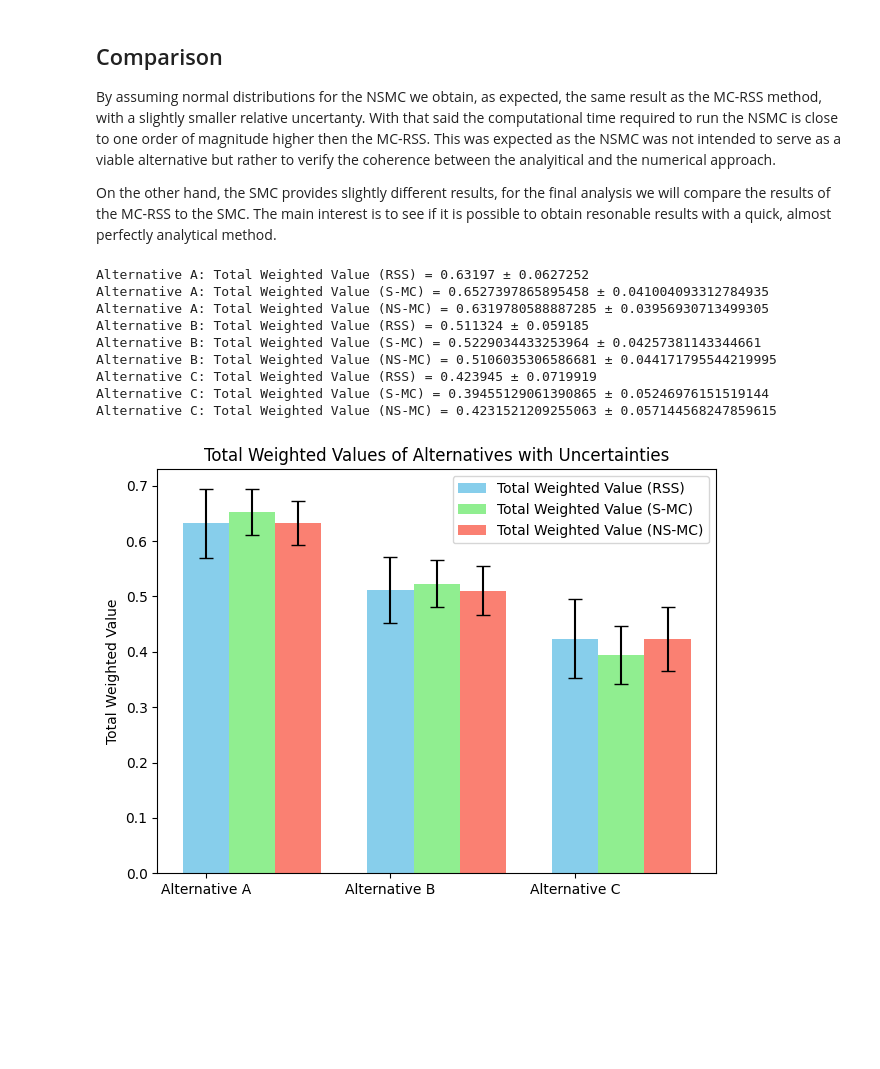
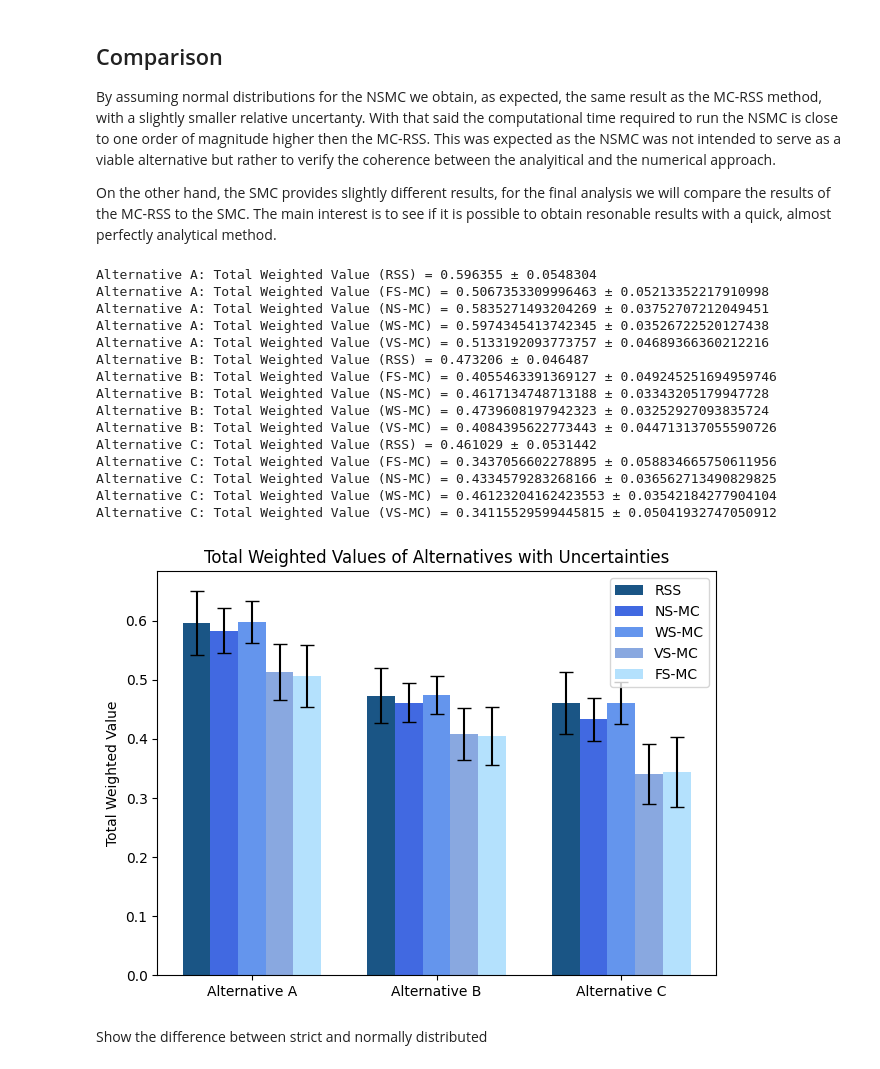
Before and after one commit to simo-pagliu/Master-Thesis, a Jupyter notebook: Uncertanty Propagation/UP-MCDA Method Comparisons.ipynb, the cells around one changed output. Cells and saved outputs as stored; diff of their text form; code cells hidden in the pictures; blank space fills up the shorter version.

Commit message:
more granularity on stric definitions

```diff
--- a/Uncertanty Propagation/UP-MCDA Method Comparisons.ipynb
+++ b/Uncertanty Propagation/UP-MCDA Method Comparisons.ipynb
@@ -73,2 +76,3 @@ sim_runs=10000
 # %%
-results_MC_strict, rel_err_MC_strict = mc_simulation(alternatives, vf_list, weights, weighted_sum, sim_runs, bin_size=100, strict=True)
+results_MC_strict, rel_err_MC_strict = mc_simulation(alternatives, vf_list, weights, weighted_sum, sim_runs, bin_size=100, strict_v=True, strict_w=True)
+print(f"MC Error: {np.mean(rel_err_MC_strict)*100} %")
@@ -75,2 +81,3 @@ results_MC_strict, rel_err_MC_strict = mc_simulation(alternatives, vf_list, weig
 # %%
-results_MC_non_strict, rel_err_MC_non_strict = mc_simulation(alternatives, vf_list, weights, weighted_sum, sim_runs, bin_size=100, strict=False)
+results_MC_non_strict, rel_err_MC_non_strict = mc_simulation(alternatives, vf_list, weights, weighted_sum, sim_runs, bin_size=100, strict_v=False, strict_w=False)
+print(f"MC Error: {np.mean(rel_err_MC_non_strict)*100} %")
@@ -76,0 +86,3 @@ results_MC_non_strict, rel_err_MC_non_strict = mc_simulation(alternatives, vf_li
+# %%
+results_MC_partial_strict_w, rel_err_MC_partial_strict_w = mc_simulation(alternatives, vf_list, weights, weighted_sum, sim_runs, bin_size=100, strict_v=False, strict_w=True)
+print(f"MC Error: {np.mean(rel_err_MC_partial_strict_w)*100} %")
@@ -76,0 +91,3 @@ results_MC_non_strict, rel_err_MC_non_strict = mc_simulation(alternatives, vf_li
+# %%
+results_MC_partial_strict_v, rel_err_MC_partial_strict_v = mc_simulation(alternatives, vf_list, weights, weighted_sum, sim_runs, bin_size=100, strict_v=True, strict_w=False)
+print(f"MC Error: {np.mean(rel_err_MC_partial_strict_v)*100} %")
@@ -79,45 +98,67 @@ results_MC_non_strict, rel_err_MC_non_strict = mc_simulation(alternatives, vf_li
 By assuming normal distributions for the NSMC we obtain, as expected, the same result as the MC-RSS method, with a slightly smaller relative uncertanty. With that said the computational time required to run the NSMC is close to one order of magnitude higher then the MC-RSS. This was expected as the NSMC was not intended to serve as a viable alternative but rather to verify the coherence between the analyitical and the numerical approach.
 
 On the other hand, the SMC provides slightly different results, for the final analysis we will compare the results of the MC-RSS to the SMC. The main interest is to see if it is possible to obtain resonable results with a quick, almost perfectly analytical method.
+# %%
+for i, r_rss in enumerate(results_MC_RSS):
+    print(f"Alternative {chr(65+results_MC_RSS.index(r_rss))}: Total Weighted Value (RSS) = {r_rss}")
+    print(f"Alternative {chr(65+i)}: Total Weighted Value (FS-MC) = {np.mean(results_MC_strict[:, i])} ± {np.std(results_MC_strict[:, i])}")
+    print(f"Alternative {chr(65+i)}: Total Weighted Value (NS-MC) = {np.mean(results_MC_non_strict[:, i])} ± {np.std(results_MC_non_strict[:, i])}")
+    print(f"Alternative {chr(65+i)}: Total Weighted Value (WS-MC) = {np.mean(results_MC_partial_strict_w[:, i])} ± {np.std(results_MC_partial_strict_w[:, i])}")
+    print(f"Alternative {chr(65+i)}: Total Weighted Value (VS-MC) = {np.mean(results_MC_partial_strict_v[:, i])} ± {np.std(results_MC_partial_strict_v[:, i])}")
+# %% [output]
+Alternative A: Total Weighted Value (RSS) = 0.596355 ± 0.0548304
+Alternative A: Total Weighted Value (FS-MC) = 0.5067353309996463 ± 0.05213352217910998
+Alternative A: Total Weighted Value (NS-MC) = 0.5835271493204269 ± 0.03752707212049451
+Alternative A: Total Weighted Value (WS-MC) = 0.5974345413742345 ± 0.03526722520127438
+Alternative A: Total Weighted Value (VS-MC) = 0.5133192093773757 ± 0.04689366360212216
+Alternative B: Total Weighted Value (RSS) = 0.473206 ± 0.046487
+Alternative B: Total Weighted Value (FS-MC) = 0.4055463391369127 ± 0.049245251694959746
+Alternative B: Total Weighted Value (NS-MC) = 0.4617134748713188 ± 0.03343205179947728
+Alternative B: Total Weighted Value (WS-MC) = 0.4739608197942323 ± 0.03252927093835724
+Alternative B: Total Weighted Value (VS-MC) = 0.4084395622773443 ± 0.044713137055590726
+Alternative C: Total Weighted Value (RSS) = 0.461029 ± 0.0531442
+Alternative C: Total Weighted Value (FS-MC) = 0.3437056602278895 ± 0.058834665750611956
+Alternative C: Total Weighted Value (NS-MC) = 0.4334579283268166 ± 0.036562713490829825
+Alternative C: Total Weighted Value (WS-MC) = 0.46123204162423553 ± 0.03542184277904104
+Alternative C: Total Weighted Value (VS-MC) = 0.34115529599445815 ± 0.05041932747050912
 # %%
 import matplotlib.pyplot as plt
-
-for i, r_rss in enumerate(results_MC_RSS):
-    print(f"Alternative {chr(65+results_MC_RSS.index(r_rss))}: Total Weighted Value (RSS) = {r_rss}")
-    print(f"Alternative {chr(65+i)}: Total Weighted Value (S-MC) = {np.mean(results_MC_strict[:, i])} ± {np.std(results_MC_strict[:, i])}")
-    print(f"Alternative {chr(65+i)}: Total Weighted Value (NS-MC) = {np.mean(results_MC_non_strict[:, i])} ± {np.std(results_MC_non_strict[:, i])}")
 
 labels = [f"Alternative {chr(65+i)}" for i in range(len(alternatives))]
 values_rss = [res.value for res in results_MC_RSS]
 values_smc = [np.mean(results_MC_strict[:, i]) for i in range(results_MC_strict.shape[1])]
 values_nsmc = [np.mean(results_MC_non_strict[:, i]) for i in range(results_MC_non_strict.shape[1])]
+values_partial_strict_w = [np.mean(results_MC_partial_strict_w[:, i]) for i in range(results_MC_partial_strict_w.shape[1])]
+values_partial_strict_v = [np.mean(results_MC_partial_strict_v[:, i]) for i in range(results_MC_partial_strict_v.shape[1])]
+
 uncertainties_rss = [res.uncertainty for res in results_MC_RSS]
 uncertainties_smc = [np.std(results_MC_strict[:, i]) for i in range(results_MC_strict.shape[1])]
 uncertainties_nsmc = [np.std(results_MC_non_strict[:, i]) for i in range(results_MC_non_strict.shape[1])]
+uncertainties_partial_strict_w = [np.std(results_MC_partial_strict_w[:, i]) for i in range(results_MC_partial_strict_w.shape[1])]
+uncertainties_partial_strict_v = [np.std(results_MC_partial_strict_v[:, i]) for i in range(results_MC_partial_strict_v.shape[1])]
+
 x = np.arange(len(labels))
-width = 0.25
+width = 0.15
 fig, ax = plt.subplots()
-bars_rss = ax.bar(x, values_rss, width, yerr=uncertainties_rss, capsize=5, label='Total Weighted Value (RSS)', color='skyblue', ecolor='black')
-bars_smc = ax.bar(x + width, values_smc, width, yerr=uncertainties_smc, capsize=5, label='Total Weighted Value (S-MC)', color='lightgreen', ecolor='black')
-bars_nsmc = ax.bar(x + 2*width, values_nsmc, width, yerr=uncertainties_nsmc, capsize=5, label='Total Weighted Value (NS-MC)', color='salmon', ecolor='black')
+
+# Order bars as: RSS, NS-MC, Partial Strict W, Partial Strict V, FS-MC
+bars_rss = ax.bar(x - 2 * width, values_rss, width, yerr=uncertainties_rss, capsize=5, label='RSS', color="#1A5585", ecolor='black')
+bars_nsmc = ax.bar(x - width, values_nsmc, width, yerr=uncertainties_nsmc, capsize=5, label='NS-MC', color='#4169E1', ecolor='black')
+bars_partial_strict_w = ax.bar(x, values_partial_strict_w, width, yerr=uncertainties_partial_strict_w, capsize=5, label='WS-MC', color='#6495ED', ecolor='black')
+bars_partial_strict_v = ax.bar(x + width, values_partial_strict_v, width, yerr=uncertainties_partial_strict_v, capsize=5, label='VS-MC', color="#89A8E0", ecolor='black')
+bars_smc = ax.bar(x + 2 * width, values_smc, width, yerr=uncertainties_smc, capsize=5, label='FS-MC', color="#B4E1FD", ecolor='black')
+
 ax.set_ylabel('Total Weighted Value')
 ax.set_title('Total Weighted Values of Alternatives with Uncertainties')
 ax.set_xticks(x)
 ax.set_xticklabels(labels)
 ax.legend()
 plt.tight_layout()
 plt.show()
 # %% [output]
-Alternative A: Total Weighted Value (RSS) = 0.63197 ± 0.0627252
-Alternative A: Total Weighted Value (S-MC) = 0.6527397865895458 ± 0.041004093312784935
-Alternative A: Total Weighted Value (NS-MC) = 0.6319780588887285 ± 0.03956930713499305
-Alternative B: Total Weighted Value (RSS) = 0.511324 ± 0.059185
-Alternative B: Total Weighted Value (S-MC) = 0.5229034433253964 ± 0.04257381143344661
-Alternative B: Total Weighted Value (NS-MC) = 0.5106035306586681 ± 0.044171795544219995
-Alternative C: Total Weighted Value (RSS) = 0.423945 ± 0.0719919
-Alternative C: Total Weighted Value (S-MC) = 0.39455129061390865 ± 0.05246976151519144
-Alternative C: Total Weighted Value (NS-MC) = 0.4231521209255063 ± 0.057144568247859615
-[figure, old version]
+[figure, new version]
+# %% [markdown]
+Show the difference between strict and normally distributed
 # %%
 # plot all alternatives in one figure using subplots and overlay RSS as Gaussians
 n = len(alternatives)
```
Also changed, not shown: parts of 10 cells of this notebook, 2 other files.
